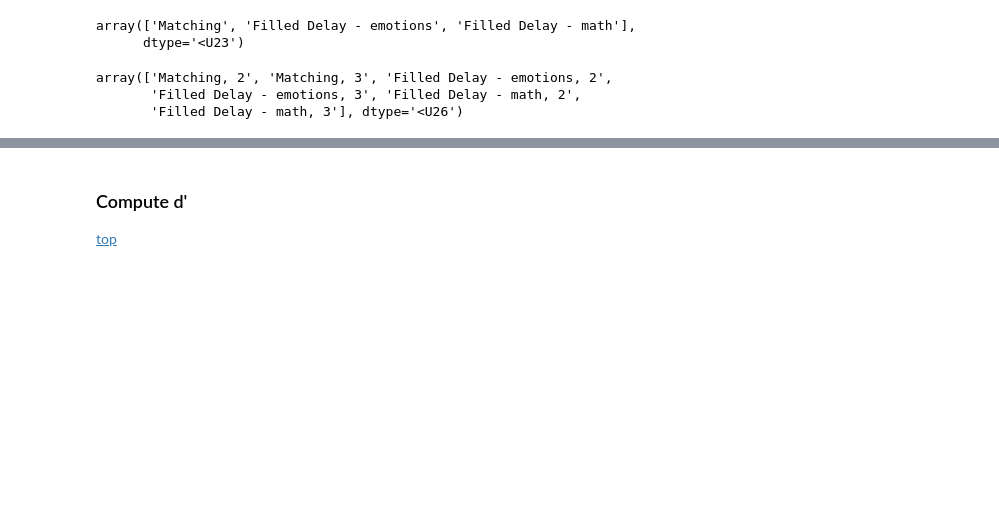
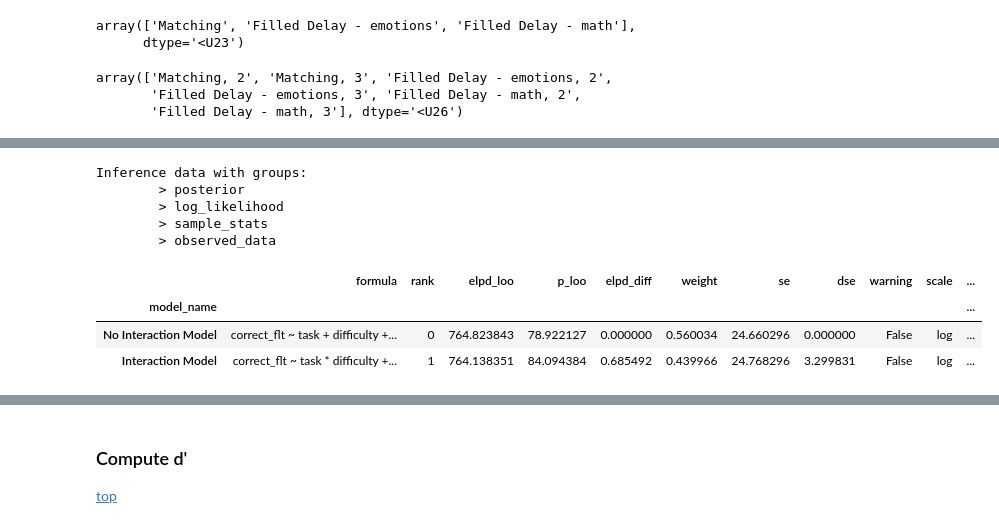
Before and after one commit to jankaWIS/FMP_paper, a Jupyter notebook: Figures/SI_Figures_FMP_paper_2024.ipynb, the cells around one changed output, grey strips where cells are left out. Saved outputs shown, nothing was run; the diff lists cells and outputs as text; code cells hidden in the pictures; blank space fills up the shorter version.

```diff
--- a/Figures/SI_Figures_FMP_paper_2024.ipynb
+++ b/Figures/SI_Figures_FMP_paper_2024.ipynb
@@ -40,6 +41,8 @@ from composite_measures_functions import calculate_d_prime, get_z_value
 # define orders
 hue_order = ['Matching', 'Unfilled Delay', 'Filled Delay - emotions']
 hue_order_math = ['Matching', 'Unfilled Delay', 'Filled Delay - math', 'Filled Delay - emotions']
+hue_order_vege = ['Matching', 'Unfilled Delay', 'Filled Delay - vege', 'Filled Delay - emotions']
+
 
 path_figures = '../Figures'
 path_data = '../Data'
@@ -57,13 +60,16 @@ dic_task2abbreviations = {
     'Unfilled Delay': 'UD',
     'Filled Delay - emotions': 'FD-e',
     'Filled Delay - math': 'FD-m',
+    'Filled Delay - vege': 'FD-v',
     'target_0': 'Unmorphed image',#'Original image'
 }
 
 # rename the levels
-rename_tasks_dic = {'perception':'Matching', 'perc':'Matching', 'blank':'Unfilled Delay', 'faces':'Filled Delay - emotions', 'math':'Filled Delay - math'}
+rename_tasks_dic = {'perception':'Matching', 'perc':'Matching', 'blank':'Unfilled Delay', 'faces':'Filled Delay - emotions',
+                    'math':'Filled Delay - math', 'vege':'Filled Delay - vege'}
 # have the mapping also the other way, so that I don't need to rewrite everything
-rename_tasks_dic_reverse = {'Matching':'face matching', 'Unfilled Delay':'delay', 'Filled Delay - emotions':'interference', 'Filled Delay - math':'math'}
+rename_tasks_dic_reverse = {'Matching':'face matching', 'Unfilled Delay':'delay', 'Filled Delay - emotions':'interference',
+                            'Filled Delay - math':'math', 'Filled Delay - vege':'vege'}
 
 
 # load all dataframes
@@ -1931,0 +1944,41 @@ array(['Matching, 2', 'Matching, 3', 'Filled Delay - emotions, 2',
+# %%
+# Load the dictionary from the pickle file
+with open(opj(path_data, 'model_inference_data', 'FMP_vege_inference_data_dict.pkl'), 'rb') as f:
+    FMP_vege_inference_data_dict = pickle.load(f)
+
+
+with open(opj(path_data, 'model_inference_data', 'FMP_vege_baselineFM_inference_data_dict.pkl'), 'rb') as f:
+    FMP_vege_inference_baselineFM_data_dict = pickle.load(f)
+
+FMP_vege_inference_data_dict['correct_flt ~ task * difficulty + (1|userID)']
+# %% [output]
+Inference data with groups:
+        > posterior
+        > log_likelihood
+        > sample_stats
+        > observed_data
+# %%
+model_name_dic = {
+    'correct_flt ~ task * difficulty + (1|userID)':'Interaction Model',
+    'correct_flt ~ task + difficulty + (1|userID)':'No Interaction Model',
+}
+
+# create the model comparison
+df_compare_formulas_vege = az.compare(FMP_vege_inference_data_dict)
+
+# rename the models
+df_compare_formulas_vege = df_compare_formulas_vege.reset_index().rename(columns={'index':'formula'})
+df_compare_formulas_vege['model_name'] = df_compare_formulas_vege['formula'].replace(model_name_dic)
+df_compare_formulas_vege.set_index('model_name', inplace=True)
+
+# add statistical significance
+for p_val in [0.05, 0.01, 0.001]:
+    df_compare_formulas_vege[f'two-tail_{str(p_val).split(".")[-1]}'] = df_compare_formulas_vege['elpd_diff'] > df_compare_formulas_vege['dse']*get_z_value(p_val)
+
+
+df_compare_formulas_vege
+# %% [output]
+|  | formula | rank | elpd_loo | p_loo | elpd_diff | weight | se | dse | warning | scale | ... |
+| model_name |  |  |  |  |  |  |  |  |  |  | ... |
+| No Interaction Model | correct_flt ~ task + difficulty +... | 0 | 764.823843 | 78.922127 | 0.000000 | 0.560034 | 24.660296 | 0.000000 | False | log | ... |
+| Interaction Model | correct_flt ~ task * difficulty +... | 1 | 764.138351 | 84.094384 | 0.685492 | 0.439966 | 24.768296 | 3.299831 | False | log | ... |
```
Also changed, not shown: parts of 11 cells of this notebook, 17 other files.
